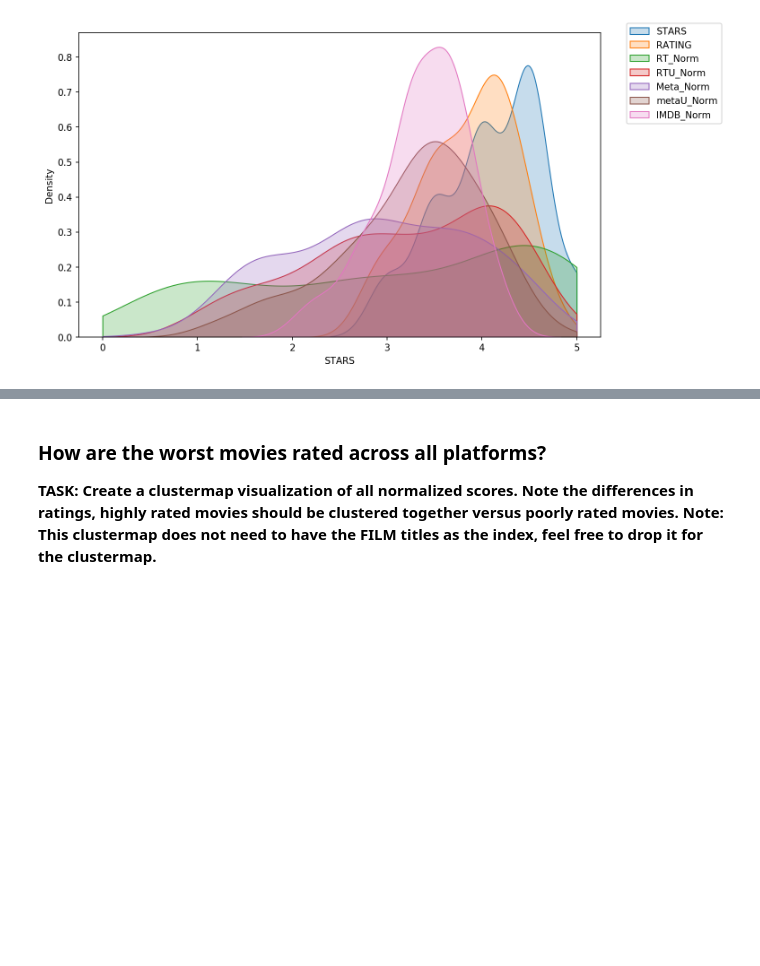
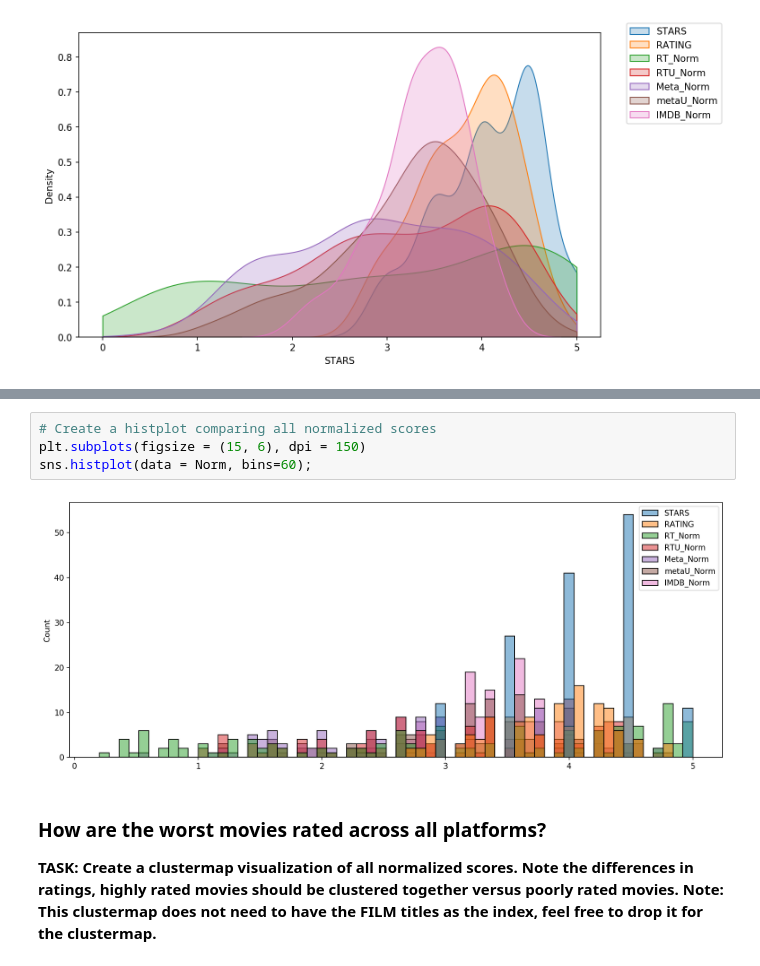
Before and after one commit to FarzinRad/Comparison-online-movie-score, a Jupyter notebook: Comparison-online-movie-score .ipynb, the cells around one changed output, grey strips where cells are left out. Cells and saved outputs as stored; diff of their text form; blank space fills up the shorter version.

```diff
--- a/Comparison-online-movie-score .ipynb
+++ b/Comparison-online-movie-score .ipynb
@@ -667,3 +661,9 @@ plt.legend(loc = (1.05, 0.7));
+# %%
+# Create a histplot comparing all normalized scores
+plt.subplots(figsize = (15, 6), dpi = 150)
+sns.histplot(data = Norm, bins=60);
+# %% [output]
+[figure, added]
 # %% [markdown]
 
 ### How are the worst movies rated across all platforms?
```
Also changed, not shown: parts of 9 cells of this notebook.
